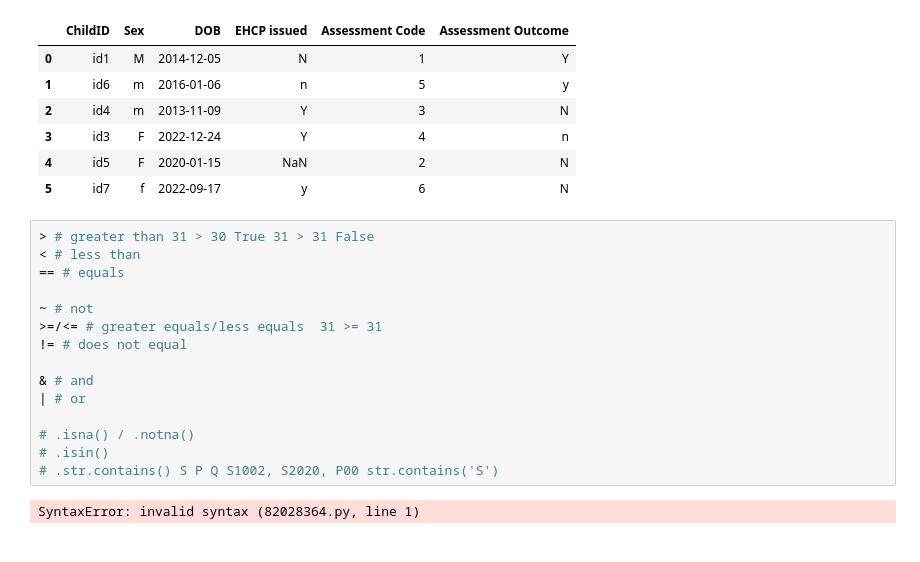
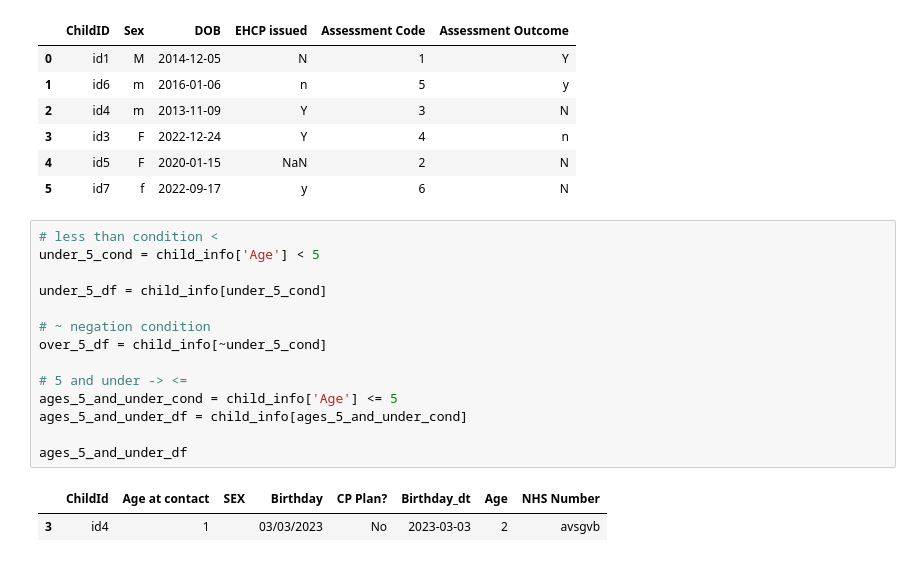
Before and after one commit to data-to-insight/ERN-sessions, a Jupyter notebook: thursday sessions/session_4.ipynb, the cells around one changed output. Drawn from its saved outputs; the diff is of its cells as text.

```diff
--- a/thursday sessions/session_4.ipynb
+++ b/thursday sessions/session_4.ipynb
@@ -171,19 +171,19 @@ df
 | 4 | id5 | F | 2020-01-15 | NaN | 2 | N |
 | 5 | id7 | f | 2022-09-17 | y | 6 | N |
 # %%
-> # greater than 31 > 30 True 31 > 31 False
-< # less than
-== # equals
+# less than condition <
+under_5_cond = child_info['Age'] < 5
 
-~ # not
->=/<= # greater equals/less equals  31 >= 31
-!= # does not equal
+under_5_df = child_info[under_5_cond]
 
-& # and
-| # or
+# ~ negation condition
+over_5_df = child_info[~under_5_cond]
 
-# .isna() / .notna()
-# .isin()
-# .str.contains() S P Q S1002, S2020, P00 str.contains('S')
+# 5 and under -> <=
+ages_5_and_under_cond = child_info['Age'] <= 5
+ages_5_and_under_df = child_info[ages_5_and_under_cond]
+
+ages_5_and_under_df
 # %% [output]
-SyntaxError: invalid syntax (82028364.py, line 1)
+|  | ChildId | Age at contact | SEX | Birthday | CP Plan? | Birthday_dt | Age | NHS Number |
+| 3 | id4 | 1 |  | 03/03/2023 | No | 2023-03-03 | 2 | avsgvb |
```
Also changed, not shown: parts of 1 cell of this notebook, 1 other file.
